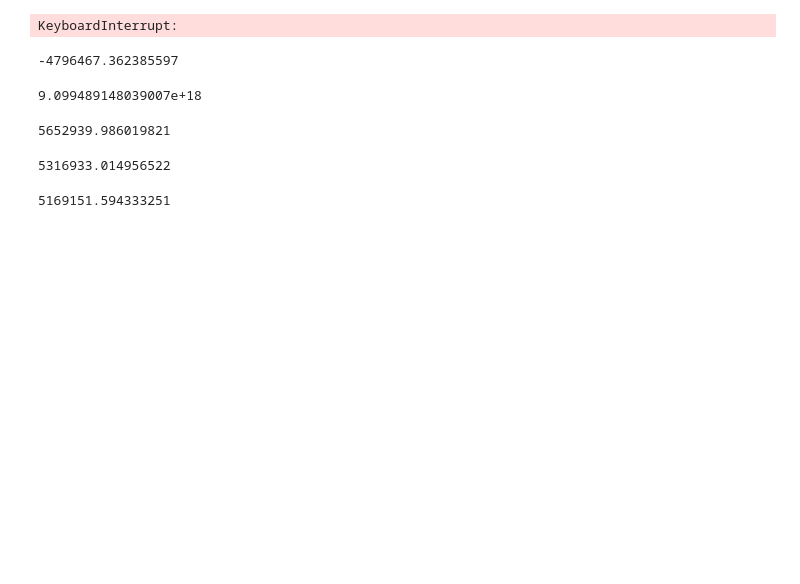
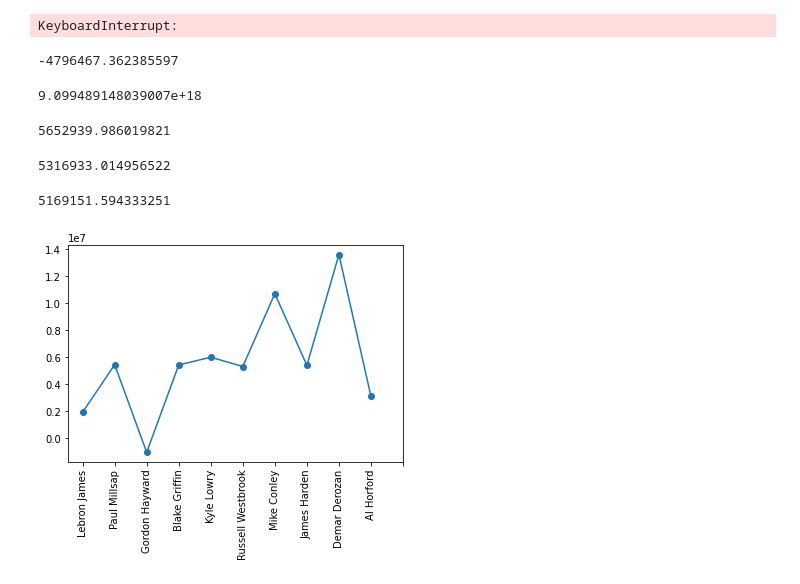
Before and after one commit to masonschafer/nba_salary_predictions, a Jupyter notebook: code/data_cleaning.ipynb, the cells around one changed output. Drawn from its saved outputs; the diff is of its cells as text; code cells hidden in the pictures; blank space fills up the shorter version.

```diff
--- a/code/data_cleaning.ipynb
+++ b/code/data_cleaning.ipynb
@@ -304,3 +304,8 @@ mean_absolute_error(y_test,tpred_rf)
 mean_absolute_error(y_test,(tpred_lml + tpred_rf) / 2)
 # %% [output]
 5169151.594333251
+# %%
+plt.plot(tpred_lml[:10], marker='o')
+plt.xticks(np.arange(0, len(tick_locs) + 1), labels=tick_labels, rotation=90);
+# %% [output]
+[figure, added]
```
Also changed, not shown: parts of 1 cell of this notebook.
